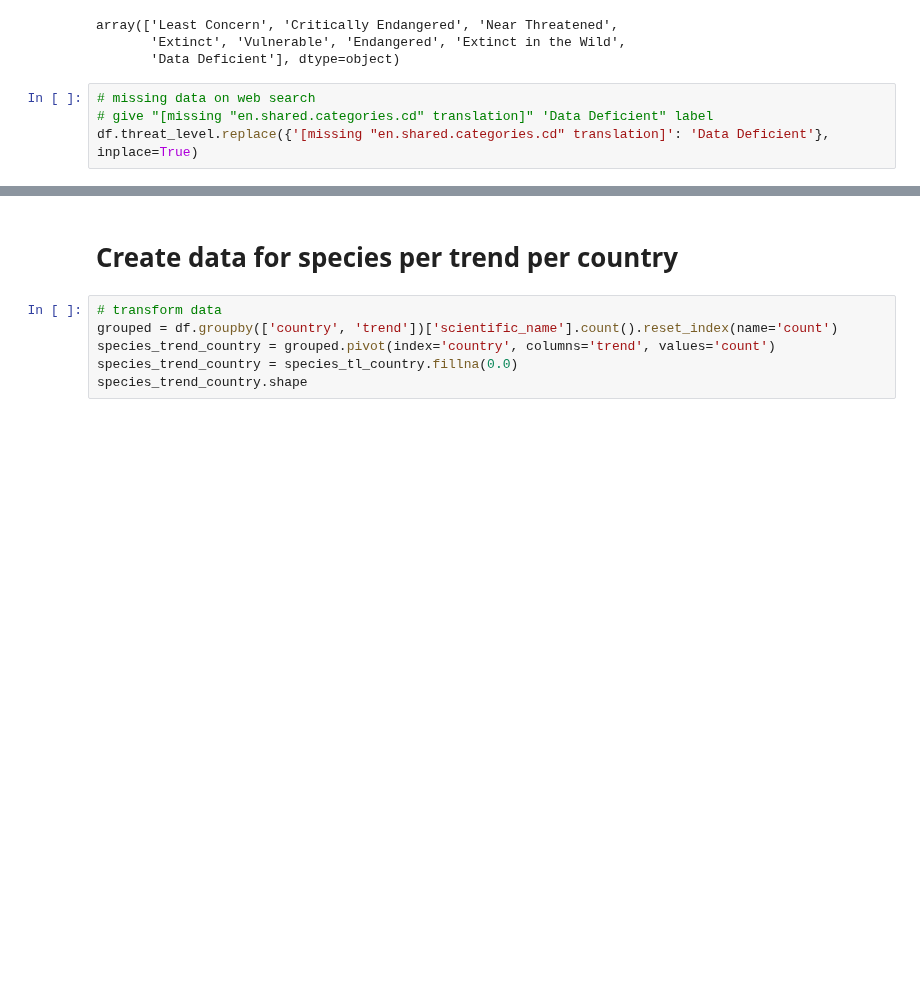
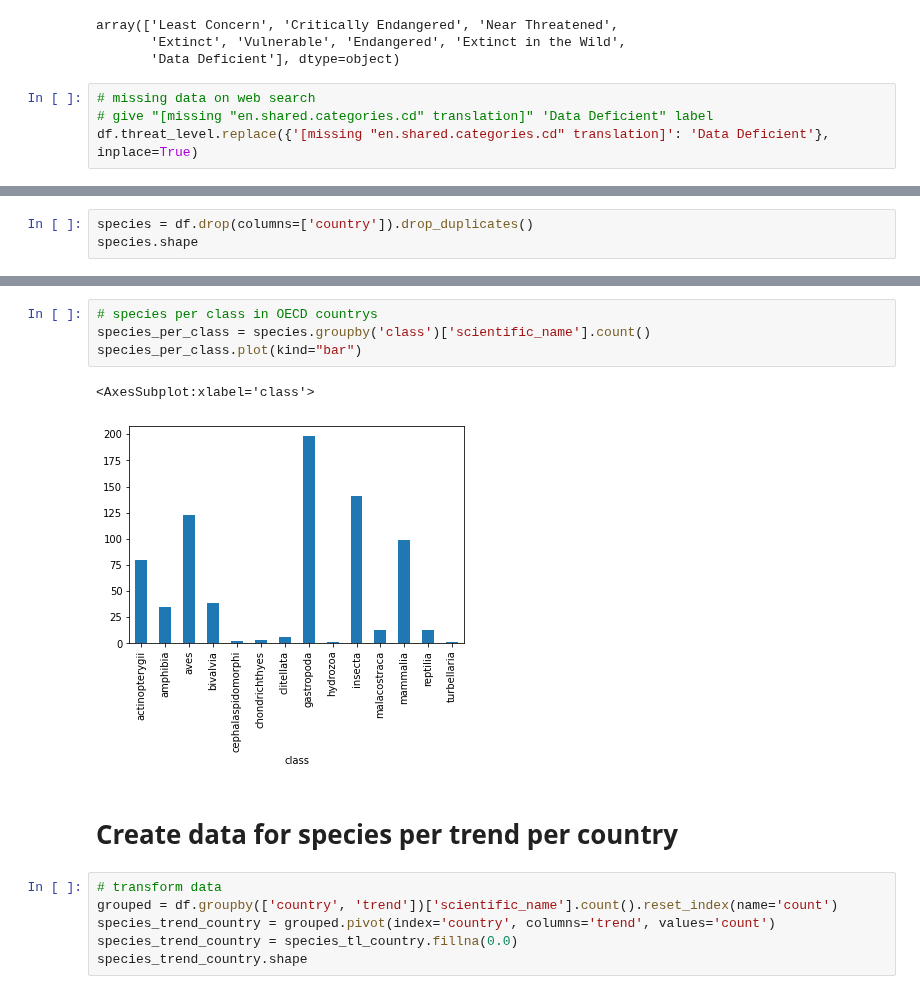
Before and after one commit to MarkusKiesel93/DOPPThreatenedSpecies, a Jupyter notebook: IUCN_explore.ipynb, the cells around one changed output, grey strips where cells are left out. Cells and saved outputs as stored; diff of their text form; blank space fills up the shorter version.

```diff
--- a/IUCN_explore.ipynb
+++ b/IUCN_explore.ipynb
@@ -45,0 +53,3 @@ df.threat_level.replace({'[missing "en.shared.categories.cd" translation]': 'Dat
+# %%
+species = df.drop(columns=['country']).drop_duplicates()
+species.shape
@@ -46,3 +67,10 @@ df.threat_level.replace({'[missing "en.shared.categories.cd" translation]': 'Dat
+# %%
+# species per class in OECD countrys
+species_per_class = species.groupby('class')['scientific_name'].count()
+species_per_class.plot(kind="bar")
+# %% [output]
+<AxesSubplot:xlabel='class'>
+[figure, added]
 # %% [markdown]
 # Create data for species per trend per country
 # %%
```
Also changed, not shown: parts of 6 cells of this notebook.
